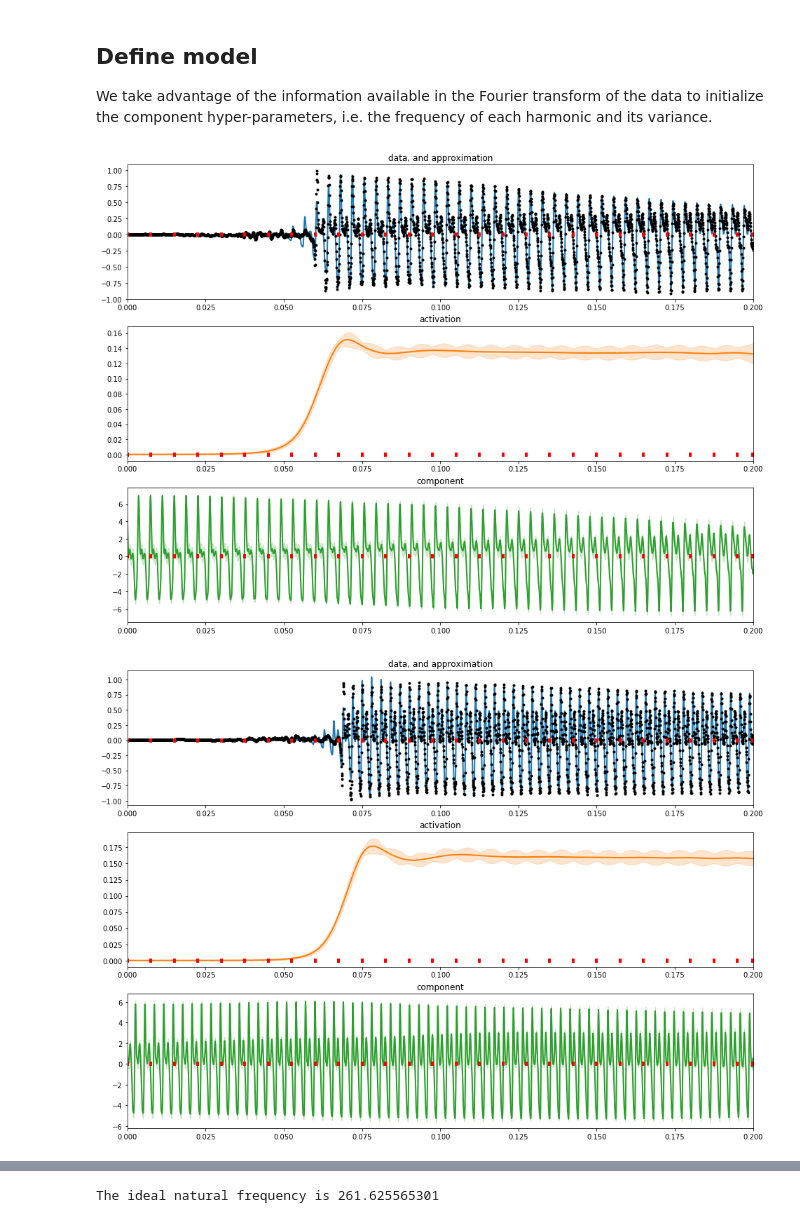
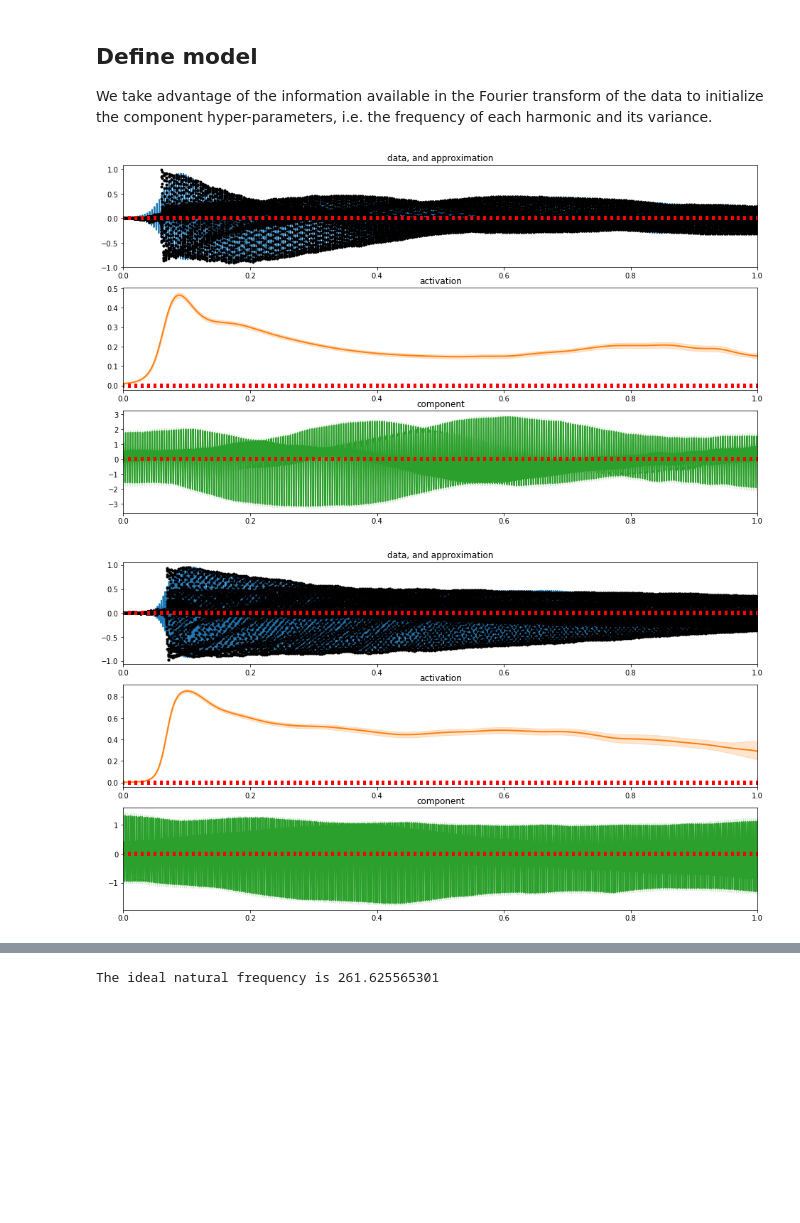
Before and after one commit to PabloAlvarado/gpitch, a Jupyter notebook: scripts/demos/notebooks/svi/demo_fender_load_model.ipynb, the cells around one changed output, grey strips where cells are left out. Cells and saved outputs as stored; diff of their text form; code cells hidden in the pictures; blank space fills up the shorter version.

```diff
--- a/scripts/demos/notebooks/svi/demo_fender_load_model.ipynb
+++ b/scripts/demos/notebooks/svi/demo_fender_load_model.ipynb
@@ -42,12 +42,12 @@ We take advantage of the information available in the Fourier transform of the d
 # %%
 fs = 16000.
 for i in range(3):
     x = models[i].x.value.copy()
     y = models[i].y.value.copy()
     z = models[i].z.value.copy()
     N = y.size
     mean_f, var_f, mean_g, var_g, x_plot  = models[i].predict_all(x)
-    myplots.plot_results(mean_f, var_f, mean_g, var_g, x_plot, y, z, xlim=[0.0, 0.2])
+    myplots.plot_results(mean_f, var_f, mean_g, var_g, x_plot, y, z, xlim=[0.0, 1.0])
 # %% [output]
-[figure, old version]
+[figure, new version]
-[figure, old version]
+[figure, new version]
```
Also changed, not shown: parts of 12 cells of this notebook, 15 other files.
